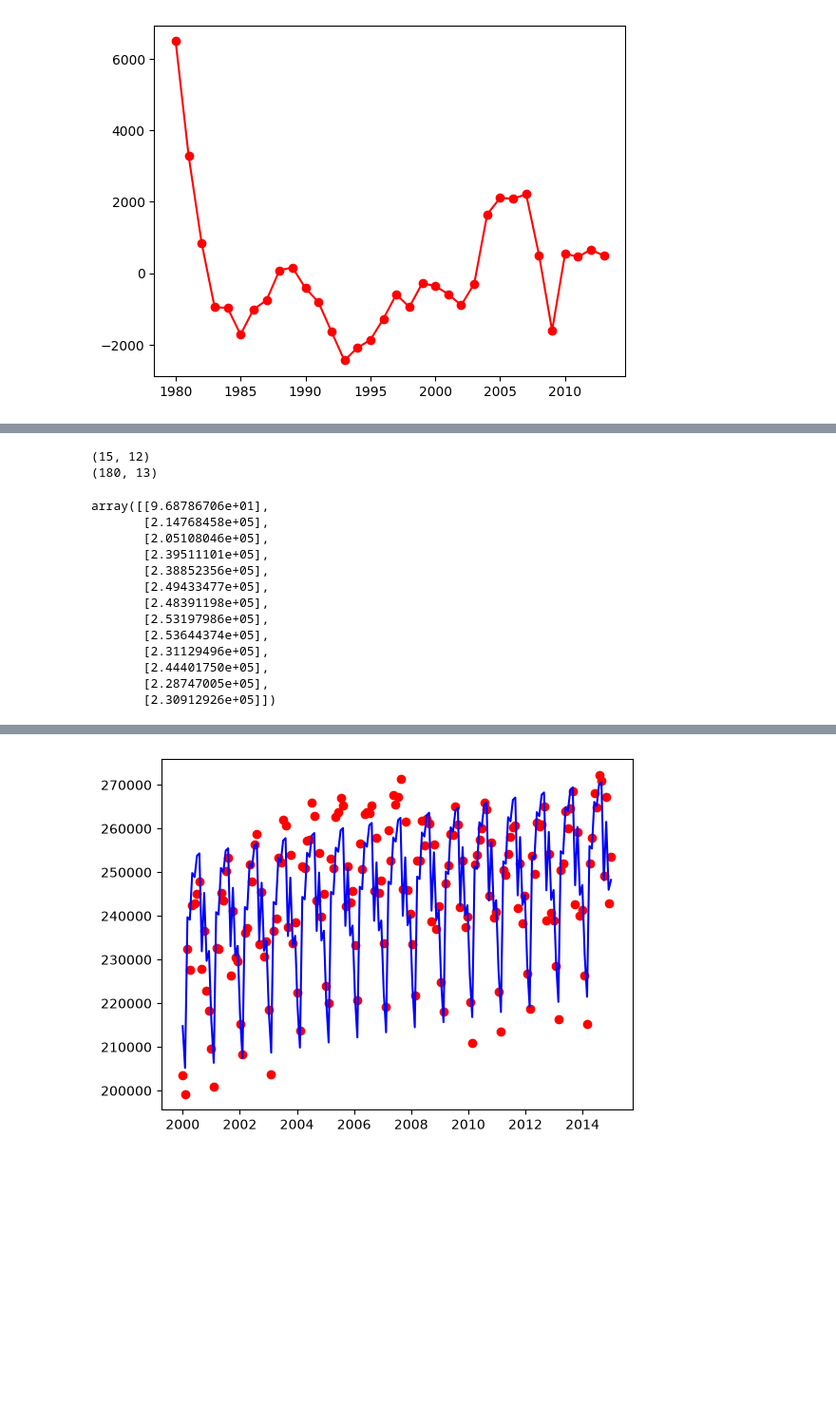
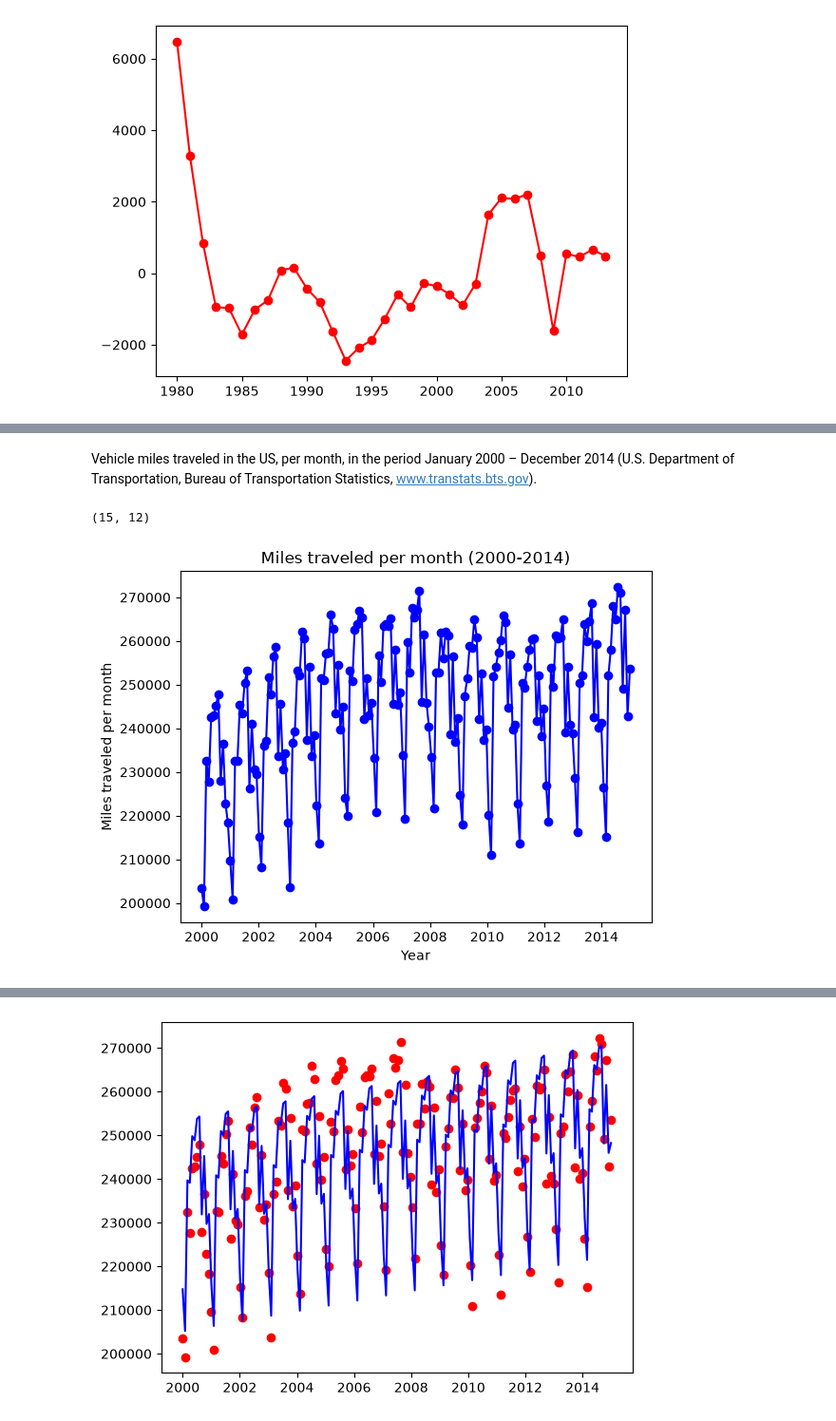
Before and after one commit to deumath/jupyterlite, a Jupyter notebook: content/MathML/lecture_slides_ch_06.ipynb, the cells around one changed output, grey strips where cells are left out. Shown at 95% size. Cells and saved outputs as stored; diff of their text form; code cells hidden in the pictures; blank space fills up the shorter version.

```diff
--- a/content/MathML/lecture_slides_ch_06.ipynb
+++ b/content/MathML/lecture_slides_ch_06.ipynb
@@ -410,3 +412,5 @@ plt.close(fig)
+# %% [markdown]
+Vehicle miles traveled in the US, per month, in the period January 2000 – December 2014 (U.S. Department of Transportation, Bureau of Transportation Statistics, www.transtats.bts.gov).
 # %%
 # @title miles array
 miles = np.array(
@@ -626,29 +630,17 @@ miles = np.array(
 # %%
 # miles traveled per month via periodic component to a time series
 print(miles.shape)
+
 m = np.shape(miles)[0] * np.shape(miles)[1]
-
-A = np.hstack(
-    (np.arange(0, m)[:, np.newaxis], np.vstack([np.eye(12) for i in range(15)]))
-)
-print(A.shape)
-
-b = np.ravel(miles)[:, np.newaxis]  # reshape(m,1)
-x = np.linalg.lstsq(A, b, rcond=None)[0]
-x
 # %% [output]
 (15, 12)
-(180, 13)
-array([[9.68786706e+01],
-       [2.14768458e+05],
-       [2.05108046e+05],
-       [2.39511101e+05],
-       [2.38852356e+05],
-       [2.49433477e+05],
-       [2.48391198e+05],
-       [2.53197986e+05],
-       [2.53644374e+05],
-       [2.31129496e+05],
-       [2.44401750e+05],
-       [2.28747005e+05],
-       [2.30912926e+05]])
+# %%
+fig = plt.figure()
+plt.plot(np.linspace(2000, 2015, m), miles.flatten(), "bo-")
+plt.xlabel("Year")
+plt.ylabel("Miles traveled per month")
+plt.title("Miles traveled per month (2000-2014)")
+plt.show()
+plt.close(fig)
+# %% [output]
+[figure, added]
```
Also changed, not shown: parts of 27 cells of this notebook.
